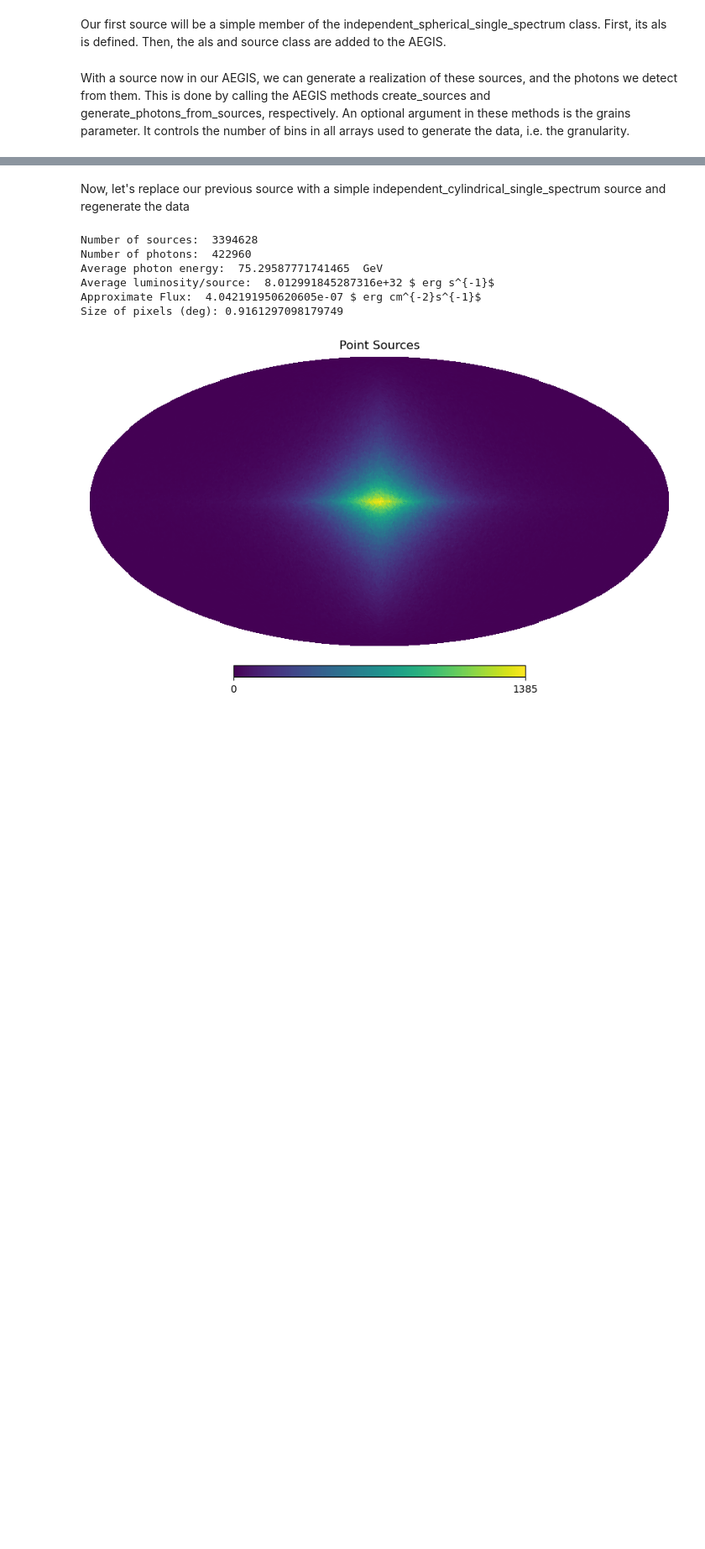
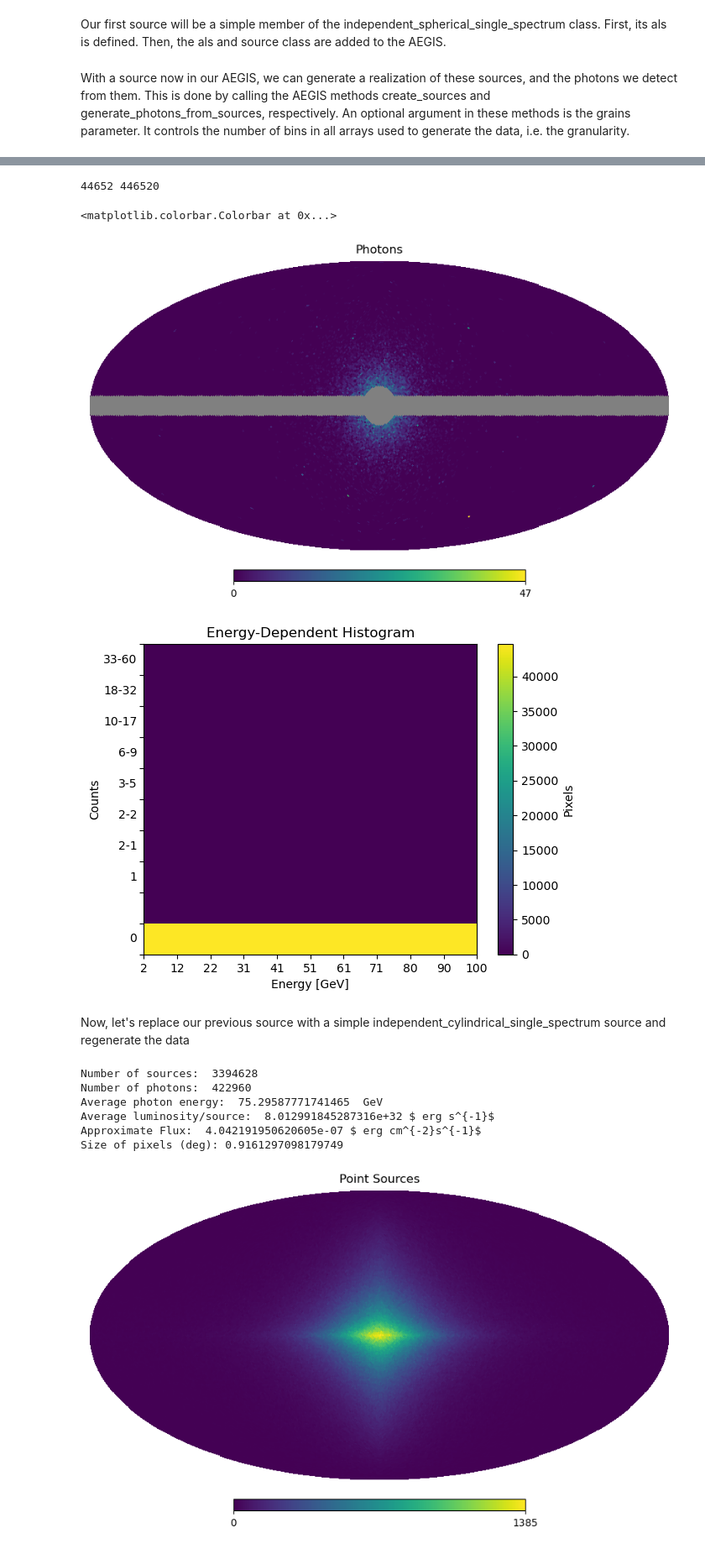
Before and after one commit to Chri3448/DGRB, a Jupyter notebook: AEGIS Introduction.ipynb, the cells around one changed output, grey strips where cells are left out. Shown at 84% size. Drawn from its saved outputs; the diff is of its cells as text; code cells hidden in the pictures; blank space fills up the shorter version.

```diff
--- a/AEGIS Introduction.ipynb
+++ b/AEGIS Introduction.ipynb
@@ -176,3 +176,51 @@ Size of pixels (deg): 0.9161297098179749
+# %%
+center_mask = 10 #deg
+lat_mask = 5 #deg
+N_Ebins = 10
+Ebinspace = 'linear'
+N_countbins = 10
+countbinspace = 'linear'
+mincount, maxcount = 0, 60
+
+N_pix = 12*N_side**2
+pix_i = np.linspace(0, N_pix-1, N_pix, dtype = 'int')
+roi_pix_i = np.where(np.logical_and(hp.rotator.angdist(np.array([np.pi/2, 0]), hp.pix2ang(N_side, pix_i)) >= center_mask*u.deg.to('rad'), np.abs(np.pi/2 - hp.pix2ang(N_side, pix_i)[0]) >= lat_mask*u.deg.to('rad')))[0]
+roi_map = my_AEGIS.get_roi_map_summary(photon_info = photon_info, N_side = N_side, N_Ebins = N_Ebins, Ebinspace = Ebinspace, roi_pix_i = roi_pix_i)
+summary = my_AEGIS.get_counts_histogram_from_roi_map(roi_map, mincount = mincount, maxcount = maxcount, N_countbins = N_countbins, countbinspace = countbinspace)
+
+heatmap = np.histogram(hp.ang2pix(N_side, photon_info['angles'][:,0], photon_info['angles'][:,1]), bins = 12*N_side**2, range = [0, 12*N_side**2])
+masked_map = np.where(np.logical_and(hp.rotator.angdist(np.array([np.pi/2, 0]), hp.pix2ang(N_side, pix_i)) >= center_mask*u.deg.to('rad'), np.abs(np.pi/2 - hp.pix2ang(N_side, pix_i)[0]) >= lat_mask*u.deg.to('rad')), heatmap[0], hp.UNSEEN)
+hp.mollview(masked_map, title = 'Photons')
+
+import matplotlib.ticker as ticker
+if Ebinspace == 'linear':
+    Ebins = np.linspace(my_AEGIS.Emin_mask, my_AEGIS.Emax_mask, N_Ebins + 1)
+elif Ebinspace == 'log':
+    Ebins = np.geomspace(my_AEGIS.Emin_mask + 0.1, my_AEGIS.Emax_mask + 0.1, N_Ebins + 1) - 0.1
+countbins = np.geomspace(mincount + 0.1, maxcount + 0.1, N_countbins + 1) - 0.1
+fig, ax = plt.subplots()
+ax.set_title('Energy-Dependent Histogram')
+ax.set_xlabel('Energy [GeV]')
+ax.set_ylabel('Counts', labelpad = 30)
+ax.set_xticks(np.linspace(0, N_Ebins, N_Ebins+1))
+ax.set_yticks(np.linspace(0, N_countbins, N_countbins+1))
+ax.set_xticklabels(np.round(Ebins/1000).astype('int'))
+count_ints = np.round(countbins).astype('int')
+count_labels = ['0','','1']
+for i, edge in enumerate(count_ints):
+    if i > 2 and i < N_countbins:
+        count_labels.append(str(count_ints[i]+1)+'-'+str(count_ints[i+1]))
+for i, label in enumerate(count_labels):
+    ax.annotate(count_labels[i], xy=(0, 0), xycoords=('axes fraction', 'axes fraction'),
+        xytext=(-0.02, 0.05+0.1*i), va='center', ha='right')
+ax.yaxis.set_major_formatter(ticker.NullFormatter())
+mesh = ax.pcolormesh(summary)
+fig.colorbar(mesh, label = 'Pixels')
+# %% [output]
+44652 446520
+<matplotlib.colorbar.Colorbar at 0x...>
+[figure, added]
+[figure, added]
 # %% [markdown]
 Now, let's replace our previous source with a simple independent_cylindrical_single_spectrum source and regenerate the data
 # %%
```
Also changed, not shown: parts of 4 cells of this notebook.
